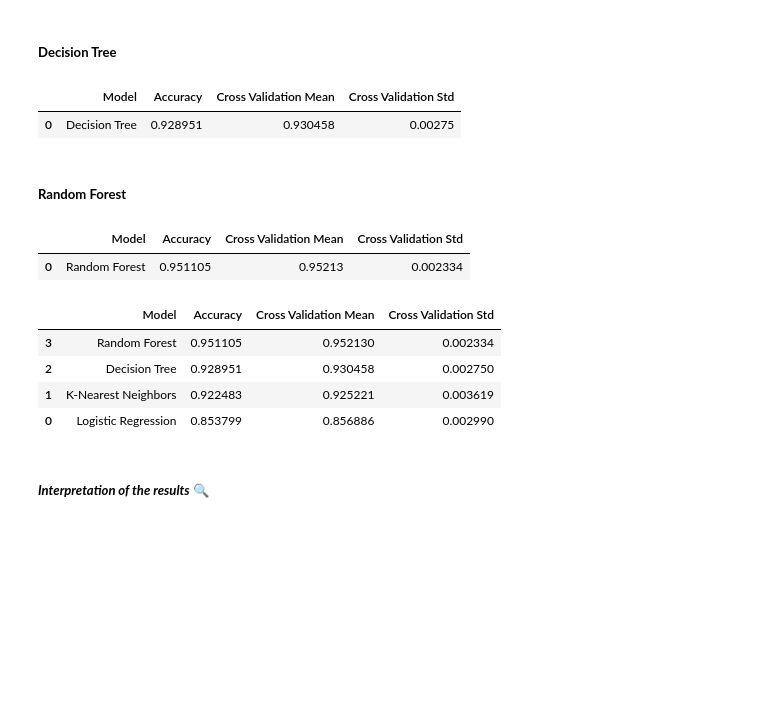
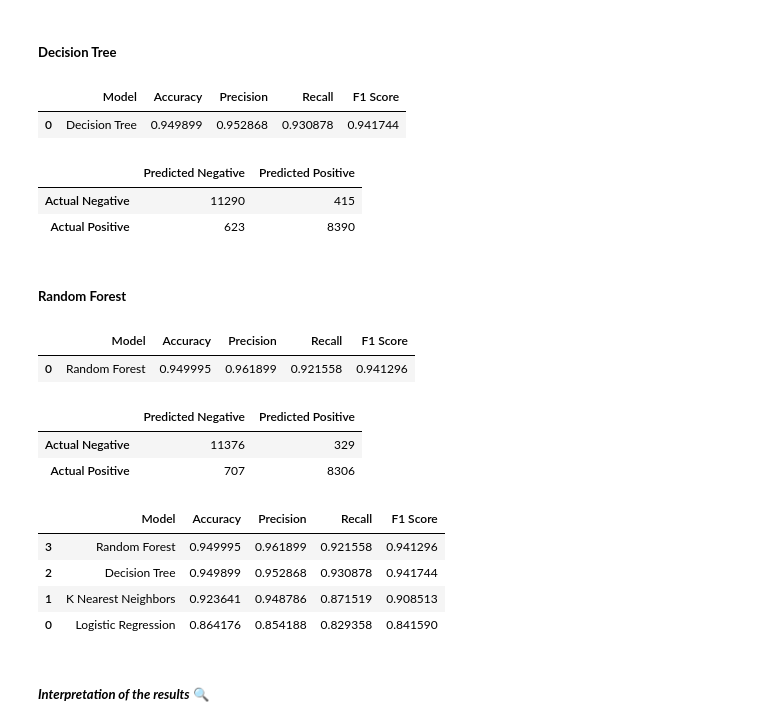
Before and after one commit to Chargent/Trains-Customers-Satisfaction-Machine-Learning-Project, a Jupyter notebook: main.ipynb, the cells around one changed output. Saved outputs shown, nothing was run; the diff lists cells and outputs as text; code cells hidden in the pictures; blank space fills up the shorter version.

Commit message:
validation metrics updated

```diff
--- a/main.ipynb
+++ b/main.ipynb
@@ -430,21 +430,26 @@ To prepare the data this process adjusts the range of different features to a st
 # %%
 # Identify numerical and categorical columns
 numerical_columns_lst = x.select_dtypes(include=['int64', 'float64']).columns.tolist()
+categorical_columns_lst = x.select_dtypes(include=['object']).columns.tolist()
 # %% [markdown]
 Here we set up a Pipeline that sets up a scaler to standardize the data.
 # %%
 from sklearn.pipeline import Pipeline
-from sklearn.preprocessing import StandardScaler
+from sklearn.preprocessing import StandardScaler, OneHotEncoder
 from sklearn.compose import ColumnTransformer
 
 # Create transformers for numerical and categorical data
 numerical_transformer = Pipeline(steps=[
     ('scaler', StandardScaler())])
 
+categorical_transformer = Pipeline(steps=[
+    ('onehot', OneHotEncoder(handle_unknown='ignore'))])
+
 # Combine transformers into a ColumnTransformer
 transformation = ColumnTransformer(
     transformers=[
-        ('num', numerical_transformer, numerical_columns_lst)
+        ('num', numerical_transformer, numerical_columns_lst),
+        ('cat', categorical_transformer, categorical_columns_lst)
     ])
 
 # Create a pipeline with the ColumnTransformer
@@ -577,28 +597,34 @@ Decision_Tree.fit(training, training_check)
 # Predicting the target values from the validation data
 prediction_DT = Decision_Tree.predict(validation_test)
 
-# Calculating the accuracy score
+# Calculating the performance metrics
 accuracy_DT = accuracy_score(validation_test_check, prediction_DT)
-
-# Calculating the cross validation scores
-cross_validation = cross_val_score(Decision_Tree, training, training_check, cv=10)
-cross_validation_mean = cross_validation.mean()
-cross_validation_std = cross_validation.std()
+precision_DT = precision_score(validation_test_check, prediction_DT)
+recall_DT = recall_score(validation_test_check, prediction_DT)
+f1_DT = f1_score(validation_test_check, prediction_DT)
 
 # Printing the results in a dataframe
-results_DT = pd.DataFrame([['Decision Tree', accuracy_DT, cross_validation_mean, cross_validation_std]],
-            columns=['Model', 'Accuracy', 'Cross Validation Mean', 'Cross Validation Std'])
-results_DT
+results_dt = pd.DataFrame(data=[['Decision Tree', accuracy_DT, precision_DT, recall_DT, f1_DT]],
+                        columns=['Model', 'Accuracy', 'Precision', 'Recall', 'F1 Score'])
+results_dt
 # %% [output]
-|  | Model | Accuracy | Cross Validation Mean | Cross Validation Std |
-| 0 | Decision Tree | 0.928951 | 0.930458 | 0.00275 |
+|  | Model | Accuracy | Precision | Recall | F1 Score |
+| 0 | Decision Tree | 0.949899 | 0.952868 | 0.930878 | 0.941744 |
+# %%
+cm = confusion_matrix(validation_test_check, prediction_DT)
+cm = pd.DataFrame(cm, index=['Actual Negative', 'Actual Positive'], columns=['Predicted Negative', 'Predicted Positive'])
+cm
+# %% [output]
+|  | Predicted Negative | Predicted Positive |
+| Actual Negative | 11290 | 415 |
+| Actual Positive | 623 | 8390 |
 # %% [markdown]
 ##### **Random Forest**
 # %%
 from sklearn.ensemble import RandomForestClassifier
 
 # Initializing the model
-Random_Forest = RandomForestClassifier(n_estimators=100, max_features='sqrt', n_jobs=-1)
+Random_Forest = RandomForestClassifier(n_jobs=-1)
 
 # Training the model
 Random_Forest.fit(training, training_check)
@@ -608,29 +634,35 @@ prediction_RF = Random_Forest.predict(validation_test)
 
 # Calculating the accuracy score
 accuracy_RF = accuracy_score(validation_test_check, prediction_RF)
-
-# Calculating the cross validation scores
-cross_validation = cross_val_score(Random_Forest, training, training_check, cv=10)
-cross_validation_mean = cross_validation.mean()
-cross_validation_std = cross_validation.std()
+precision_RF = precision_score(validation_test_check, prediction_RF)
+recall_RF = recall_score(validation_test_check, prediction_RF)
+f1_RF = f1_score(validation_test_check, prediction_RF)
 
 # Printing the results in a dataframe
-results_RF = pd.DataFrame([['Random Forest', accuracy_RF, cross_validation_mean, cross_validation_std]],
-            columns=['Model', 'Accuracy', 'Cross Validation Mean', 'Cross Validation Std'])
-results_RF
+results_rf = pd.DataFrame(data=[['Random Forest', accuracy_RF, precision_RF, recall_RF, f1_RF]],
+                        columns=['Model', 'Accuracy', 'Precision', 'Recall', 'F1 Score'])
+results_rf
 # %% [output]
-|  | Model | Accuracy | Cross Validation Mean | Cross Validation Std |
-| 0 | Random Forest | 0.951105 | 0.95213 | 0.002334 |
+|  | Model | Accuracy | Precision | Recall | F1 Score |
+| 0 | Random Forest | 0.949995 | 0.961899 | 0.921558 | 0.941296 |
+# %%
+cm = confusion_matrix(validation_test_check, prediction_RF)
+cm = pd.DataFrame(cm, index=['Actual Negative', 'Actual Positive'], columns=['Predicted Negative', 'Predicted Positive'])
+cm
+# %% [output]
+|  | Predicted Negative | Predicted Positive |
+| Actual Negative | 11376 | 329 |
+| Actual Positive | 707 | 8306 |
 # %%
 # Create a DataFrame with the scores of each model
-results = pd.concat([results_LR, results_KNN, results_DT, results_RF], ignore_index=True)
+results = pd.concat([results_lr, results_knn, results_dt, results_rf], ignore_index=True)
 results = results.sort_values(by='Accuracy', ascending=False)
 results
 # %% [output]
-|  | Model | Accuracy | Cross Validation Mean | Cross Validation Std |
-| 3 | Random Forest | 0.951105 | 0.952130 | 0.002334 |
-| 2 | Decision Tree | 0.928951 | 0.930458 | 0.002750 |
-| 1 | K-Nearest Neighbors | 0.922483 | 0.925221 | 0.003619 |
-| 0 | Logistic Regression | 0.853799 | 0.856886 | 0.002990 |
+|  | Model | Accuracy | Precision | Recall | F1 Score |
+| 3 | Random Forest | 0.949995 | 0.961899 | 0.921558 | 0.941296 |
+| 2 | Decision Tree | 0.949899 | 0.952868 | 0.930878 | 0.941744 |
+| 1 | K Nearest Neighbors | 0.923641 | 0.948786 | 0.871519 | 0.908513 |
+| 0 | Logistic Regression | 0.864176 | 0.854188 | 0.829358 | 0.841590 |
 # %% [markdown]
 ##### ***Interpretation of the results*** 🔍
```
Also changed, not shown: parts of 15 cells of this notebook.
